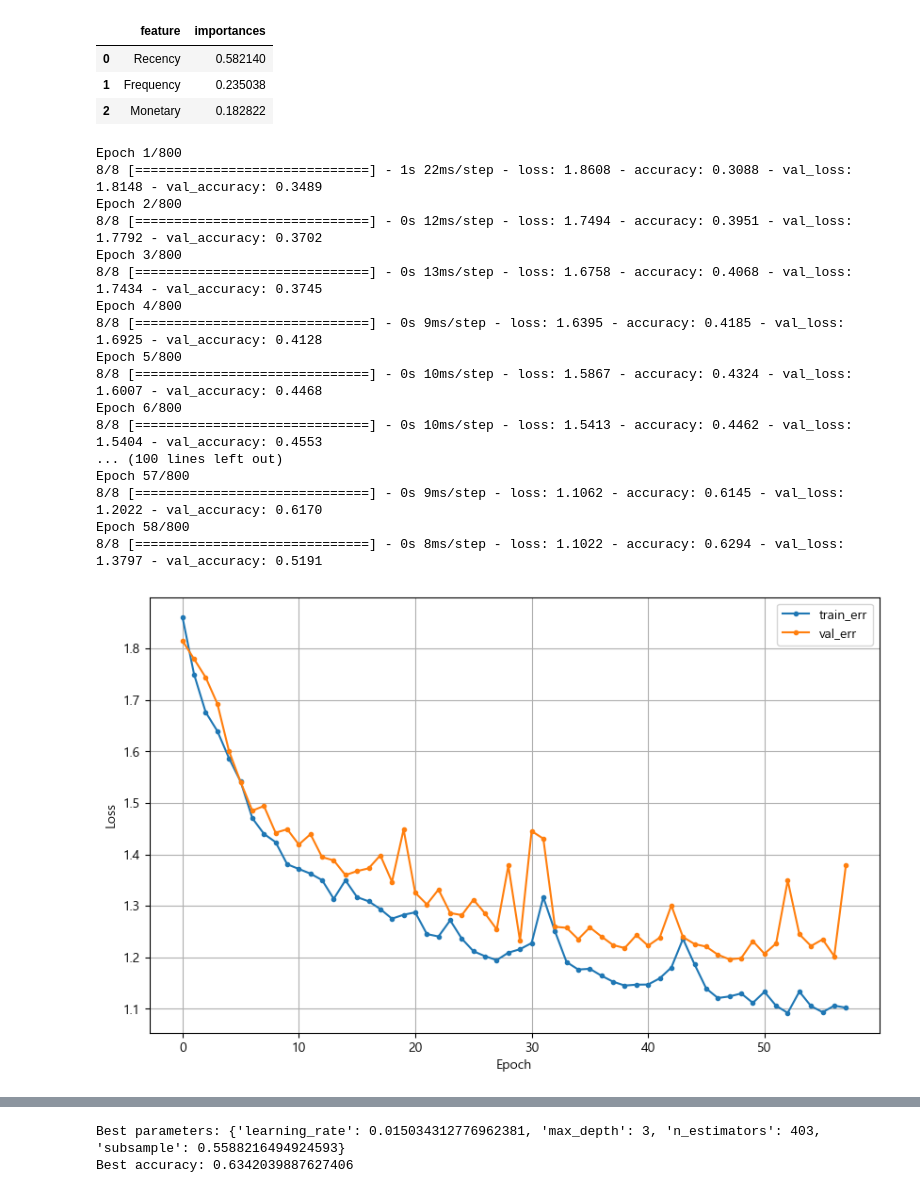
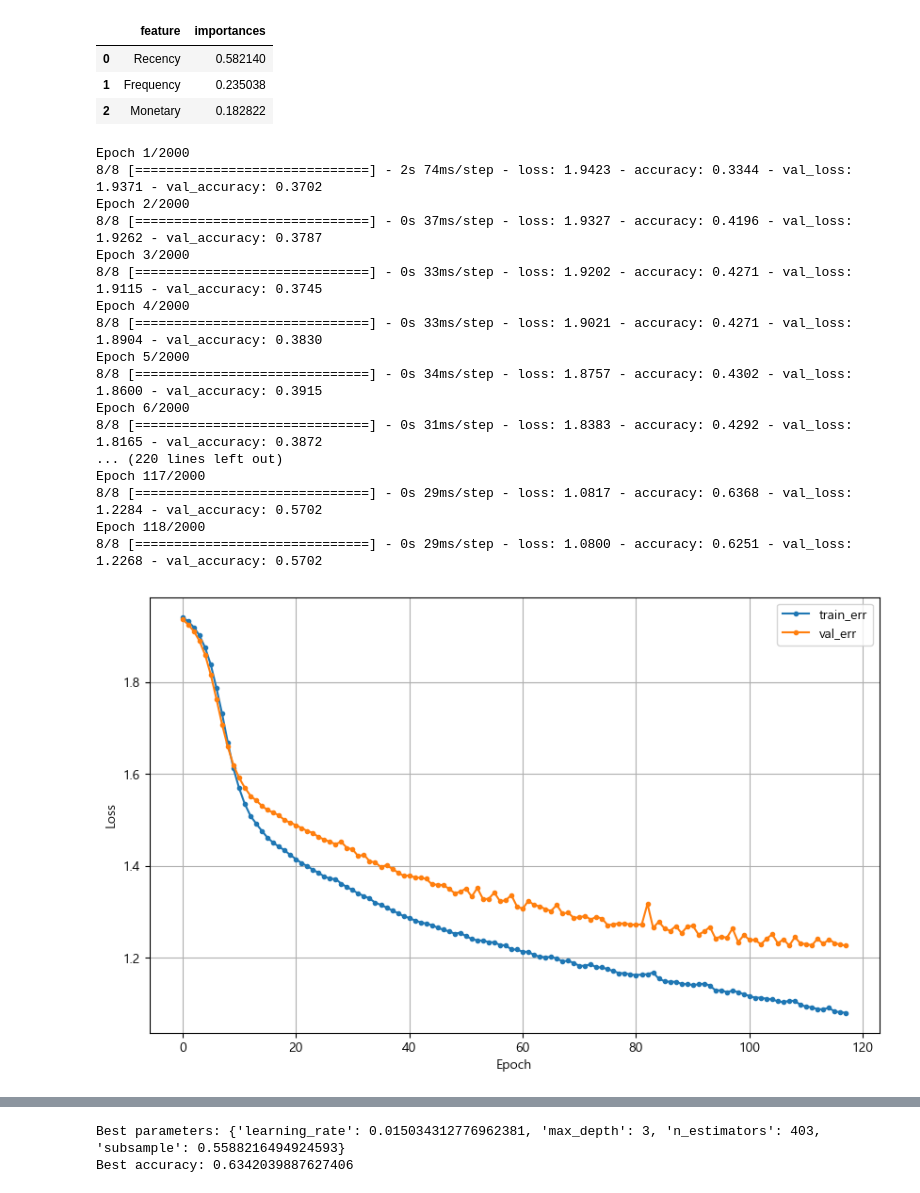
Before and after one commit to meo4739/Public_DACON_Cohort_RFM, a Jupyter notebook: cohort_RFM_ver1.ipynb, the cells around one changed output, grey strips where cells are left out. Cells and saved outputs as stored; diff of their text form; code cells hidden in the pictures.

```diff
--- a/cohort_RFM_ver1.ipynb
+++ b/cohort_RFM_ver1.ipynb
@@ -840,12 +840,9 @@ def best_model_importances(best_model):
     importances_df
     return importances_df
 
-rfm_df_temp = rfm_df.copy()
-rfm_df_temp['is_back_up_down'] = up_down_df['is_back_up_down']
-rfm_df_temp['co_purchase_up_down'] = up_down_df['co_purchase_up_down']
-
+rfm_df_AI = rfm_df_normed.copy()
 drop_cols=['고객ID', 'last_ord_date', 'co_purchase_up_down', 'Recency_Grade','Frequency_Grade', 'Monetary_Grade']
-rfm_df_AI = rfm_df_temp.drop(drop_cols, axis=1)
+rfm_df_AI = rfm_df_AI.drop(drop_cols, axis=1)
 target_col='is_back_up_down'
 
 # 데이터와 타겟 설정 (예시 데이터)
@@ -882,12 +879,6 @@ Best accuracy: 0.6342039887627406
 | 1 | Frequency | 0.235038 |
 | 2 | Monetary | 0.182822 |
 # %%
-def scaling(model, train, test):
-    scaler = model
-    train = scaler.fit_transform(train)
-    test = scaler.transform(test)
-    return train, test
-
 # 학습곡선 함수
 def dl_history_plot(history):
     plt.figure(figsize=(10,6))
@@ -902,64 +893,62 @@ def dl_history_plot(history):
 
 # 데이터 분할
 drop_cols=['고객ID', 'last_ord_date', 'co_purchase_up_down', 'Recency_Grade','Frequency_Grade', 'Monetary_Grade']
-rfm_df_AI = rfm_df_temp.drop(drop_cols, axis=1)
+rfm_df_AI = rfm_df_normed.drop(drop_cols, axis=1)
 target_col='is_back_up_down'
 
 # 데이터와 타겟 설정 (예시 데이터)
 X, y = rfm_df_AI.drop(target_col, axis=1), rfm_df_temp[target_col]
-
 X_train, X_test, y_train, y_test = train_test_split(X, y, test_size=0.2, random_state=10)
-
-X_train, X_test = scaling(MinMaxScaler(), X_train, X_test)
 
 # 모델 구축
 model = Sequential([
-    # Dense(512, activation='relu', input_shape=(X_train.shape[1],)),
-    Dense(256, activation='relu', input_shape=(X_train.shape[1],)),
+    Dense(1024, activation='relu', input_shape=(X_train.shape[1],)),
+    Dense(512, activation='relu'),
+    Dense(256, activation='relu'),
     Dense(128, activation='relu'),
     Dense(64, activation='relu'),
     Dense(32, activation='relu'),
     Dense(16, activation='relu'),
     Dense(7, activation='softmax')
 ])
 
 # 콜백 정의
 early_stopping = EarlyStopping(monitor='val_loss', patience=10)
-model_checkpoint = ModelCheckpoint('best_model.h5', save_best_only=True)
+model_checkpoint = ModelCheckpoint('is_back_best_model.h5', save_best_only=True)
 
-model.compile(optimizer=Adam(learning_rate=0.004),
+model.compile(optimizer=Adam(learning_rate=0.0001),
               loss='sparse_categorical_crossentropy',
               metrics=['accuracy'])
 
-history = model.fit(X_train, y_train, epochs = 800, batch_size = 128,
+history = model.fit(X_train, y_train, epochs = 2000, batch_size = 128,
                     validation_split=0.2, callbacks=[early_stopping, model_checkpoint], verbose=1).history
 
 dl_history_plot(history)
 
 # 모델 학습
-model.load_weights('best_model.h5')  # 최고 성능 모델 로드
+model.load_weights('is_back_best_model.h5')  # 최고 성능 모델 로드
 pred = model.predict(X_test)
 print(pred[:5])
 pred_1 = pred.argmax(axis=1)
 print(pred_1)
 print(confusion_matrix(y_test, pred_1))
 print(classification_report(y_test, pred_1))
 # %% [output]
-Epoch 1/800
-8/8 [==============================] - 1s 22ms/step - loss: 1.8608 - accuracy: 0.3088 - val_loss: 1.8148 - val_accuracy: 0.3489
-Epoch 2/800
-8/8 [==============================] - 0s 12ms/step - loss: 1.7494 - accuracy: 0.3951 - val_loss: 1.7792 - val_accuracy: 0.3702
-Epoch 3/800
-8/8 [==============================] - 0s 13ms/step - loss: 1.6758 - accuracy: 0.4068 - val_loss: 1.7434 - val_accuracy: 0.3745
-Epoch 4/800
-8/8 [==============================] - 0s 9ms/step - loss: 1.6395 - accuracy: 0.4185 - val_loss: 1.6925 - val_accuracy: 0.4128
-Epoch 5/800
-8/8 [==============================] - 0s 10ms/step - loss: 1.5867 - accuracy: 0.4324 - val_loss: 1.6007 - val_accuracy: 0.4468
-Epoch 6/800
-8/8 [==============================] - 0s 10ms/step - loss: 1.5413 - accuracy: 0.4462 - val_loss: 1.5404 - val_accuracy: 0.4553
-... (100 lines left out)
-Epoch 57/800
-8/8 [==============================] - 0s 9ms/step - loss: 1.1062 - accuracy: 0.6145 - val_loss: 1.2022 - val_accuracy: 0.6170
-Epoch 58/800
-8/8 [==============================] - 0s 8ms/step - loss: 1.1022 - accuracy: 0.6294 - val_loss: 1.3797 - val_accuracy: 0.5191
+Epoch 1/2000
+8/8 [==============================] - 2s 74ms/step - loss: 1.9423 - accuracy: 0.3344 - val_loss: 1.9371 - val_accuracy: 0.3702
+Epoch 2/2000
+8/8 [==============================] - 0s 37ms/step - loss: 1.9327 - accuracy: 0.4196 - val_loss: 1.9262 - val_accuracy: 0.3787
+Epoch 3/2000
+8/8 [==============================] - 0s 33ms/step - loss: 1.9202 - accuracy: 0.4271 - val_loss: 1.9115 - val_accuracy: 0.3745
+Epoch 4/2000
+8/8 [==============================] - 0s 33ms/step - loss: 1.9021 - accuracy: 0.4271 - val_loss: 1.8904 - val_accuracy: 0.3830
+Epoch 5/2000
+8/8 [==============================] - 0s 34ms/step - loss: 1.8757 - accuracy: 0.4302 - val_loss: 1.8600 - val_accuracy: 0.3915
+Epoch 6/2000
+8/8 [==============================] - 0s 31ms/step - loss: 1.8383 - accuracy: 0.4292 - val_loss: 1.8165 - val_accuracy: 0.3872
+... (220 lines left out)
+Epoch 117/2000
+8/8 [==============================] - 0s 29ms/step - loss: 1.0817 - accuracy: 0.6368 - val_loss: 1.2284 - val_accuracy: 0.5702
+Epoch 118/2000
+8/8 [==============================] - 0s 29ms/step - loss: 1.0800 - accuracy: 0.6251 - val_loss: 1.2268 - val_accuracy: 0.5702
-[figure, old version]
+[figure, new version]
```
Also changed, not shown: parts of 15 cells of this notebook, 3 other files.
